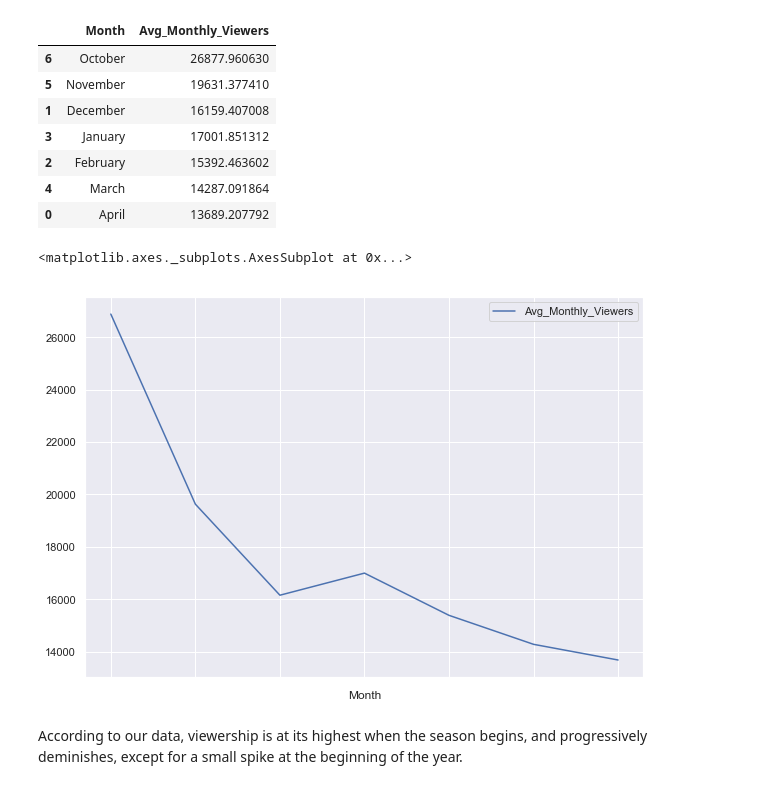
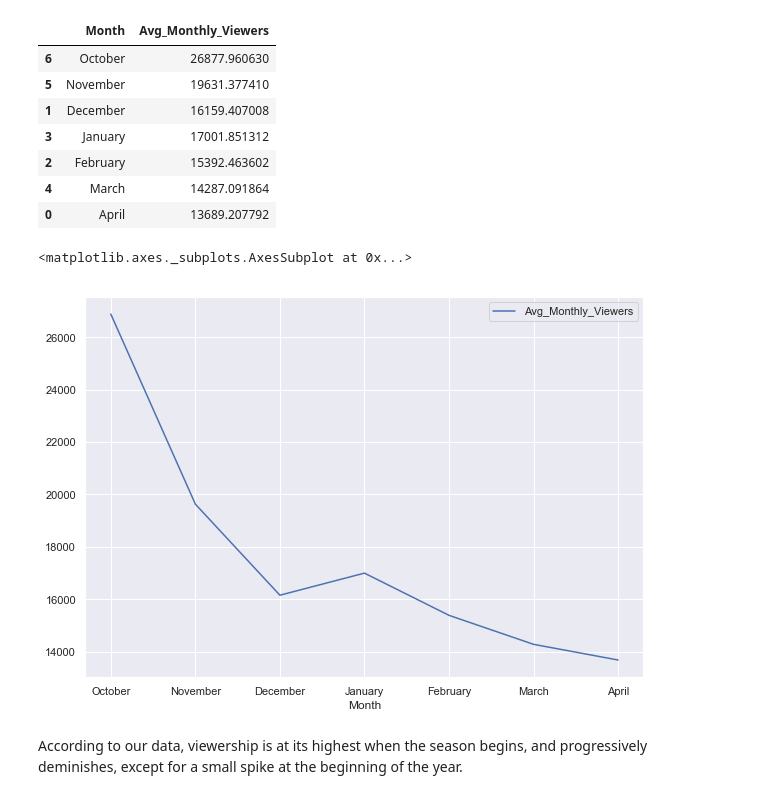
Before and after one commit to sdaht/NBA-Viewership, a Jupyter notebook: NBA_Viewership_Exploration.ipynb, the cells around one changed output. Drawn from its saved outputs; the diff is of its cells as text; code cells hidden in the pictures.

```diff
--- a/NBA_Viewership_Exploration.ipynb
+++ b/NBA_Viewership_Exploration.ipynb
@@ -85,10 +85,10 @@ monthly_viewers
 | 4 | March | 14287.091864 |
 | 0 | April | 13689.207792 |
 # %%
-monthly_viewers.plot(x = 'Month', y = 'Avg_Monthly_Viewers')
+monthly_viewers.plot(x = 'Month', y = 'Avg_Monthly_Viewers', xticks = range(0, 7))
 # %% [output]
 <matplotlib.axes._subplots.AxesSubplot at 0x...>
-[figure, old version]
+[figure, new version]
 # %% [markdown]
 According to our data, viewership is at its highest when the season begins, and progressively deminishes, except for a small spike at the beginning of the year.
 # %%
```
Also changed, not shown: parts of 1 cell of this notebook.
